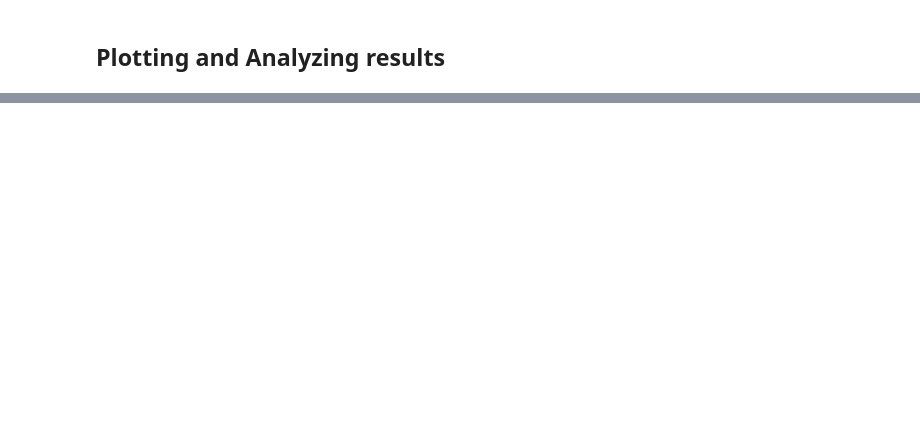
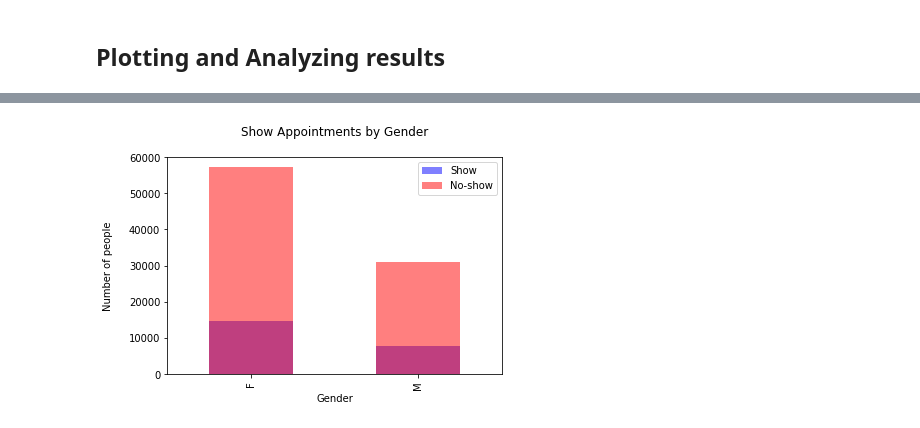
Before and after one commit to kcirne25/med_appointments, a Jupyter notebook: No-show-med-appointments.ipynb, the cells around one changed output, grey strips where cells are left out. Cells and saved outputs as stored; diff of their text form; code cells hidden in the pictures; blank space fills up the shorter version.

```diff
--- a/No-show-med-appointments.ipynb
+++ b/No-show-med-appointments.ipynb
@@ -222,0 +288,16 @@ df_app['Neighbourhood'].unique()
+# %%
+# Creating Dataframes with Show and No-show appointments
+df_yes = df_app[df_app['No-show'] == "Yes"]
+df_no = df_app[df_app['No-show'] == "No"]
+
+# Plotting Appointments according to gender
+df_yes['Gender'].value_counts().plot(alpha=0.5, kind='bar', label='Show', color ='b')
+df_no['Gender'].value_counts().plot(alpha=0.5, kind='bar', label='No-show', color='r')
+
+plt.legend()
+plt.title('Show Appointments by Gender\n')
+plt.xlabel('Gender')
+plt.ylabel('Number of people\n')
+plt.show()
+# %% [output]
+[figure, added]
```
Also changed, not shown: parts of 28 cells of this notebook.
